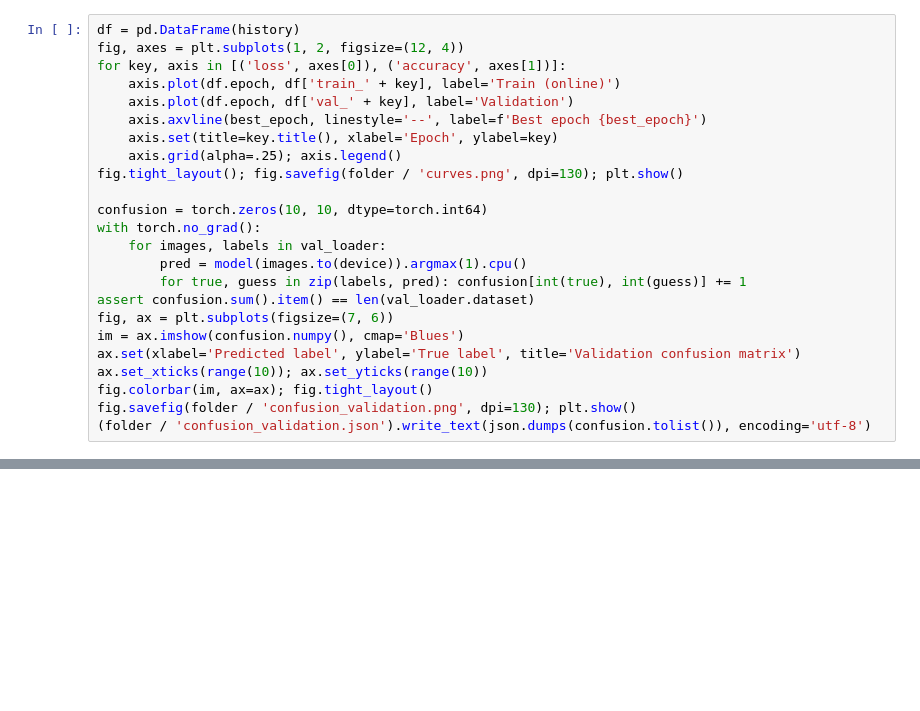
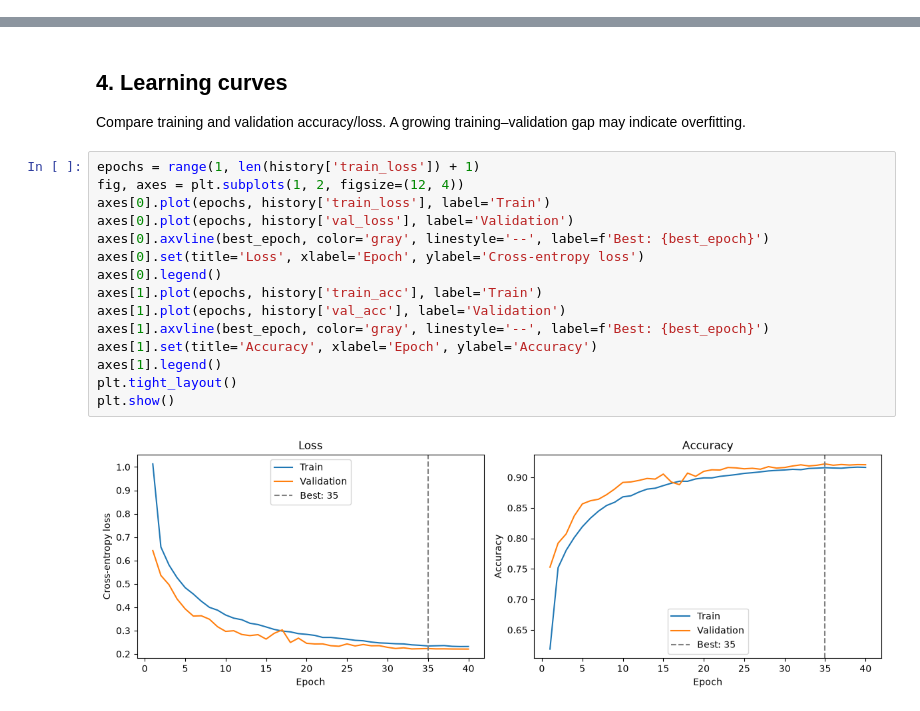
Before and after one commit to tinh633/deep-learning, a Jupyter notebook: practice_1_fashionmnist/cnn_new.ipynb, the cells around one changed output, grey strips where cells are left out. Cells and saved outputs as stored; diff of their text form; blank space fills up the shorter version.

```diff
--- a/practice_1_fashionmnist/cnn_new.ipynb
+++ b/practice_1_fashionmnist/cnn_new.ipynb
@@ -274,24 +99,0 @@ A **validation confusion matrix** summarizes class-level prediction behavior: ro
-# %%
-df = pd.DataFrame(history)
-fig, axes = plt.subplots(1, 2, figsize=(12, 4))
-for key, axis in [('loss', axes[0]), ('accuracy', axes[1])]:
-    axis.plot(df.epoch, df['train_' + key], label='Train (online)')
-    axis.plot(df.epoch, df['val_' + key], label='Validation')
-    axis.axvline(best_epoch, linestyle='--', label=f'Best epoch {best_epoch}')
-    axis.set(title=key.title(), xlabel='Epoch', ylabel=key)
-    axis.grid(alpha=.25); axis.legend()
-fig.tight_layout(); fig.savefig(folder / 'curves.png', dpi=130); plt.show()
-
-confusion = torch.zeros(10, 10, dtype=torch.int64)
-with torch.no_grad():
-    for images, labels in val_loader:
-        pred = model(images.to(device)).argmax(1).cpu()
-        for true, guess in zip(labels, pred): confusion[int(true), int(guess)] += 1
-assert confusion.sum().item() == len(val_loader.dataset)
-fig, ax = plt.subplots(figsize=(7, 6))
-im = ax.imshow(confusion.numpy(), cmap='Blues')
-ax.set(xlabel='Predicted label', ylabel='True label', title='Validation confusion matrix')
-ax.set_xticks(range(10)); ax.set_yticks(range(10))
-fig.colorbar(im, ax=ax); fig.tight_layout()
-fig.savefig(folder / 'confusion_validation.png', dpi=130); plt.show()
-(folder / 'confusion_validation.json').write_text(json.dumps(confusion.tolist()), encoding='utf-8')
@@ -361,0 +180,20 @@ plt.show()
+# %% [markdown]
+## 4. Learning curves
+Compare training and validation accuracy/loss. A growing training–validation gap may indicate overfitting.
+# %%
+epochs = range(1, len(history['train_loss']) + 1)
+fig, axes = plt.subplots(1, 2, figsize=(12, 4))
+axes[0].plot(epochs, history['train_loss'], label='Train')
+axes[0].plot(epochs, history['val_loss'], label='Validation')
+axes[0].axvline(best_epoch, color='gray', linestyle='--', label=f'Best: {best_epoch}')
+axes[0].set(title='Loss', xlabel='Epoch', ylabel='Cross-entropy loss')
+axes[0].legend()
+axes[1].plot(epochs, history['train_acc'], label='Train')
+axes[1].plot(epochs, history['val_acc'], label='Validation')
+axes[1].axvline(best_epoch, color='gray', linestyle='--', label=f'Best: {best_epoch}')
+axes[1].set(title='Accuracy', xlabel='Epoch', ylabel='Accuracy')
+axes[1].legend()
+plt.tight_layout()
+plt.show()
+# %% [output]
+[figure, added]
```
Also changed, not shown: parts of 23 cells of this notebook.
